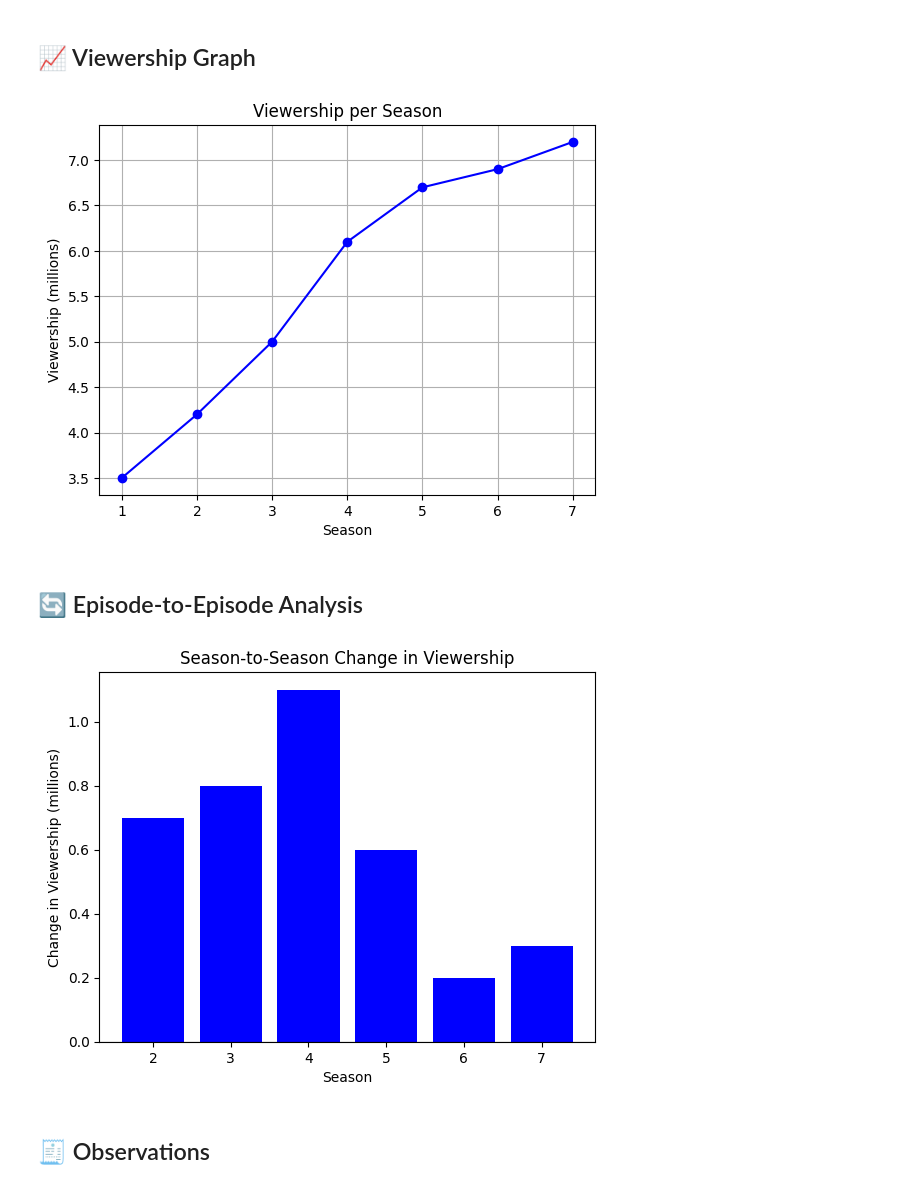
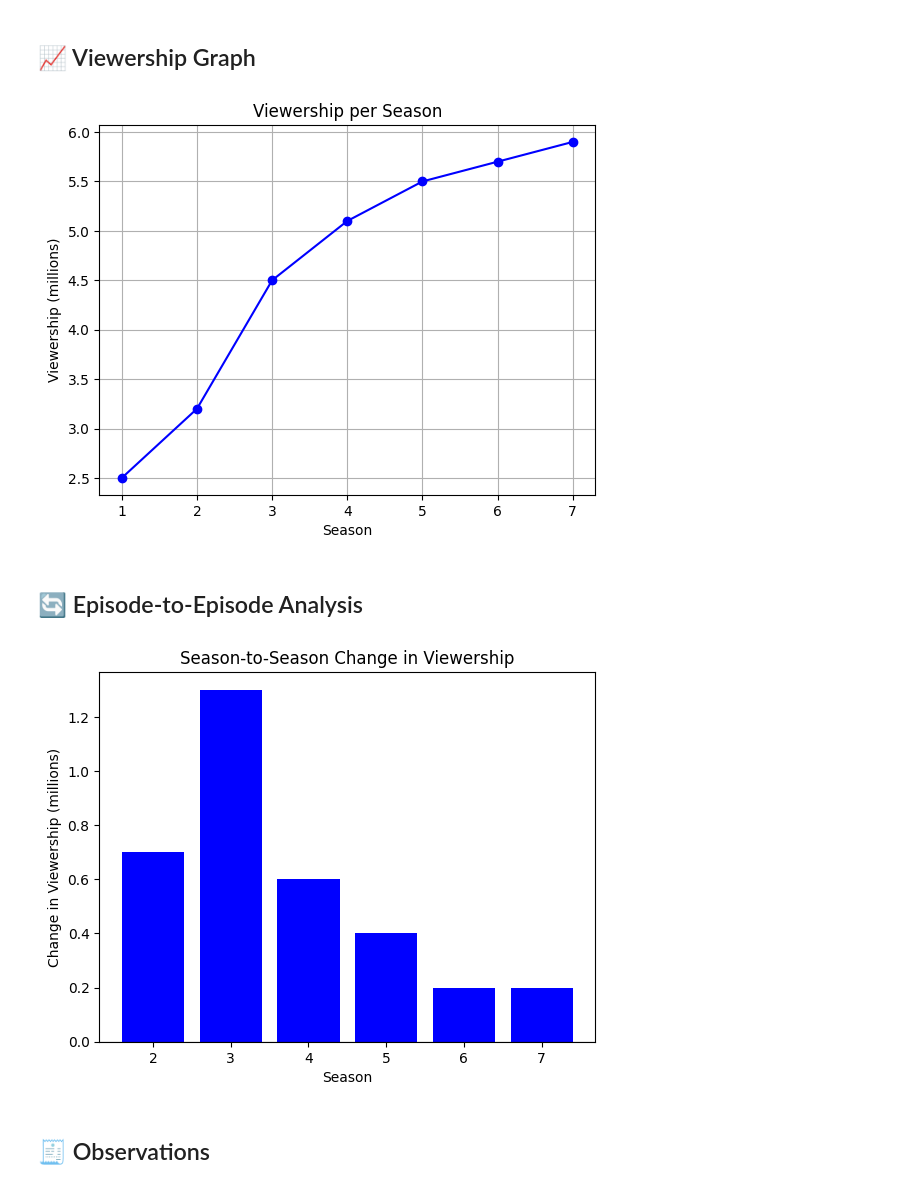
Before and after one commit to LukaszJanisiow/repro__study_task, a Jupyter notebook: Tv_series_report.ipynb, the cells around one changed output. Saved outputs shown, nothing was run; the diff lists cells and outputs as text; code cells hidden in the pictures.

```diff
--- a/Tv_series_report.ipynb
+++ b/Tv_series_report.ipynb
@@ -41,17 +41,17 @@ A crossover event with **Full Swing** broadcast on Netflix in November 2023 call
 # %%
 import matplotlib.pyplot as plt
 
 seasons = [1, 2, 3, 4, 5, 6, 7]
-viewers = [3.5, 4.2, 5.0, 6.1, 6.7, 6.9, 7.2]
+viewers = [2.5, 3.2, 4.5, 5.1, 5.5, 5.7, 5.9]
 
 plt.plot(seasons, viewers, marker='o', color='blue')
 plt.title('Viewership per Season')
 plt.xlabel('Season')
 plt.ylabel('Viewership (millions)')
 plt.grid(True)
 plt.show()
 # %% [output]
-[figure, old version]
+[figure, new version]
 # %% [markdown]
 <h2 id="episodetoepisode-analysis">🔄 Episode-to-Episode Analysis</h2>
 # %%
@@ -66,7 +66,7 @@ plt.ylabel('Change in Viewership (millions)')
 plt.axhline(0, color='black', linewidth=0.8)
 plt.show()
 # %% [output]
-[figure, old version]
+[figure, new version]
 # %% [markdown]
 <h2 id="observations">🧾 Observations</h2>
 # %% [markdown]
```
Also changed, not shown: parts of 1 cell of this notebook.
